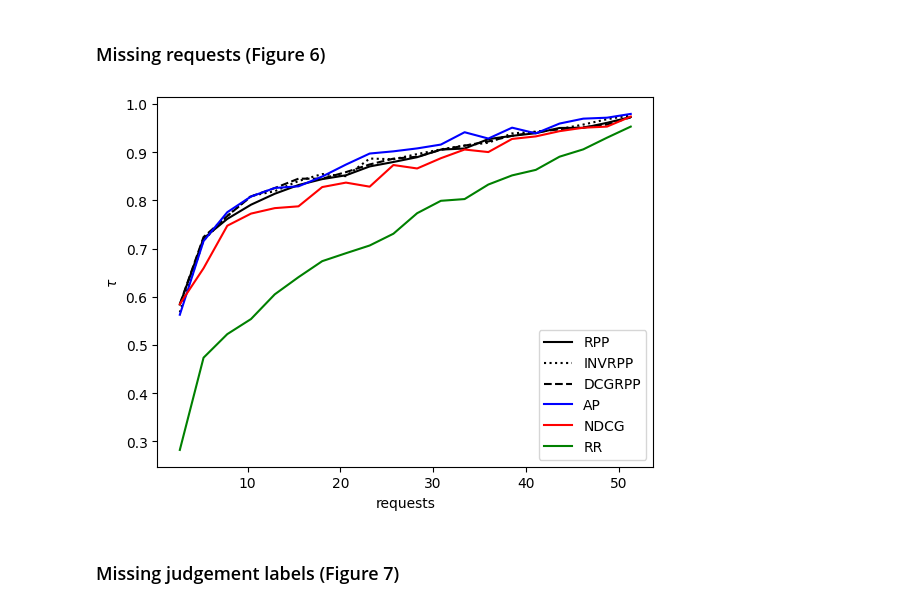
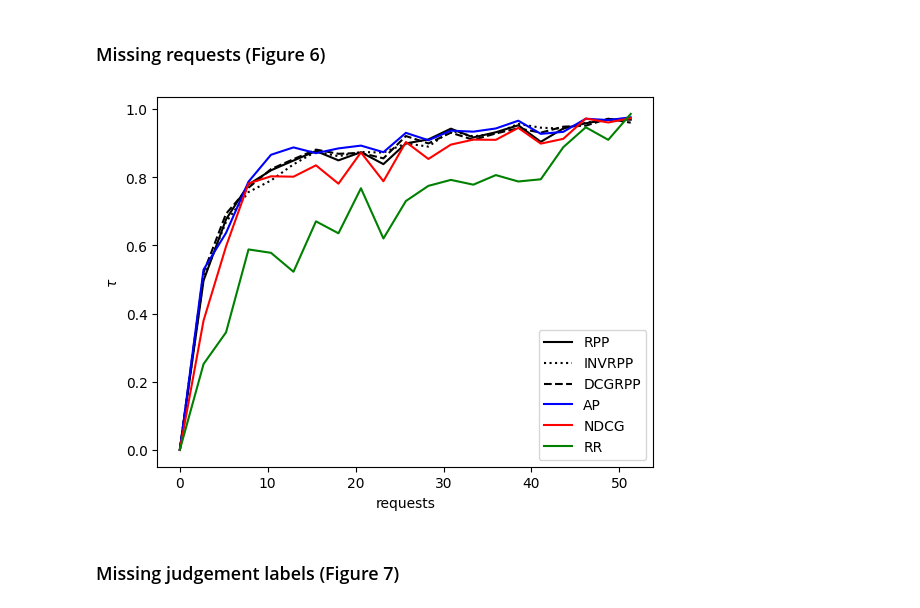
Before and after one commit to SitaraLiang/ir-rpp-project, a Jupyter notebook: experiments/vlad/statistics_on_scores.ipynb, the cells around one changed output. Saved outputs shown, nothing was run; the diff lists cells and outputs as text; code cells hidden in the pictures.

```diff
--- a/experiments/vlad/statistics_on_scores.ipynb
+++ b/experiments/vlad/statistics_on_scores.ipynb
@@ -49,13 +42,17 @@ ALL_METRICS = [
 # %%
 summary, preferences, raw_metrics = evaluate_preferences(
-    runs=runs, measures=ALL_METRICS, query_eval_wanted=True
+    runs=runs, query_eval_wanted=True
 )
 # %%
 pref_eval_output = summary + preferences + raw_metrics
-system_orderings_by_query, system_orderings = aggregate_preferences(
+system_orderings_by_query_by_sample, system_orderings_by_sample = aggregate_preferences(
     pref_eval_output=pref_eval_output,
     query_eval_wanted=True,
 )
+system_orderings, system_orderings_by_query = (
+    system_orderings_by_sample[0],
+    system_orderings_by_query_by_sample[0],
+)
 # %% [markdown]
 ## Correlation with existing metrics
 # %% [markdown]
@@ -91,15 +90,6 @@ run_tau_ordering_comparison(system_orderings, system_orderings_by_query, query_i
 # %% [markdown]
 ### Missing requests (Figure 6)
 # %%
-QUERY_FRACTIONS = np.linspace(0.05, 0.95, 20)
-NUM_SAMPLES = 10
-missing_queries_orderings_by_sample = {}
-for query_fraction in tqdm(QUERY_FRACTIONS):
-    _, missing_queries_orderings_by_sample[float(query_fraction)] = (
-        aggregate_preferences(
-            pref_eval_output=pref_eval_output,
-            query_eval_wanted=False,
-            query_fraction=query_fraction,
-            num_samples=NUM_SAMPLES,
-        )
-    )
+missing_queries_tau_mean = run_tau_missing_queries(
+    pref_eval_output, system_orderings, num_samples=2
+)
@@ -124,26 +96,6 @@ for metric in ALL_METRICS:
-# %%
-METRIC_STYLES = {
-    "rpp": {"color": "black", "linestyle": "-"},
-    "dcgrpp": {"color": "black", "linestyle": "--"},
-    "invrpp": {"color": "black", "linestyle": ":"},
-    "ndcg": {"color": "red", "linestyle": "-"},
-    "ap": {"color": "blue", "linestyle": "-"},
-    "rr": {"color": "green", "linestyle": "-"},
-}
-
-for metric in ALL_METRICS:
-    style = METRIC_STYLES.get(metric.lower(), {})
-    plt.plot(
-        [fraction * len(qrels) for fraction in QUERY_FRACTIONS],
-        missing_queries_tau[metric],
-        label=metric.upper(),
-        **style,
-    )
-plt.legend()
-plt.xlabel("requests")
-plt.ylabel("$\\tau$")
-plt.show()
-# %% [output]
-[figure, removed]
+# %%
+plot_missing_queries(missing_queries_tau_mean, nb_queries=len(qrels))
+# %% [output]
+[figure, added]
 # %% [markdown]
 ### Missing judgement labels (Figure 7)
```
Also changed, not shown: parts of 10 cells of this notebook, 1 other file.
